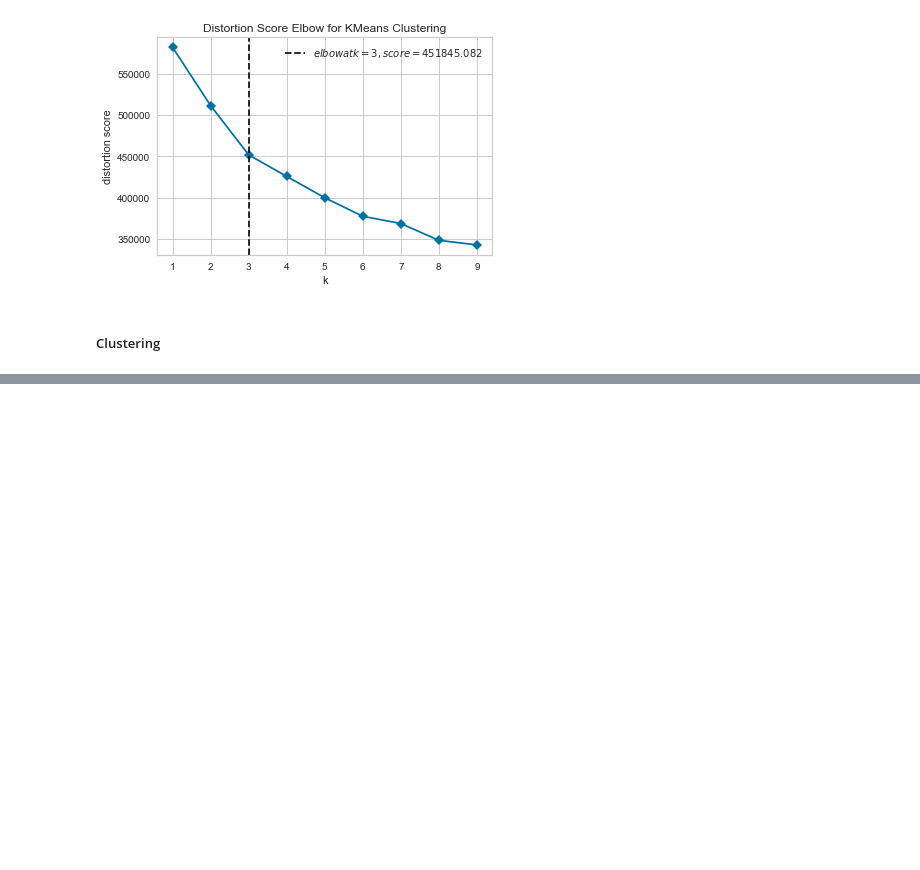
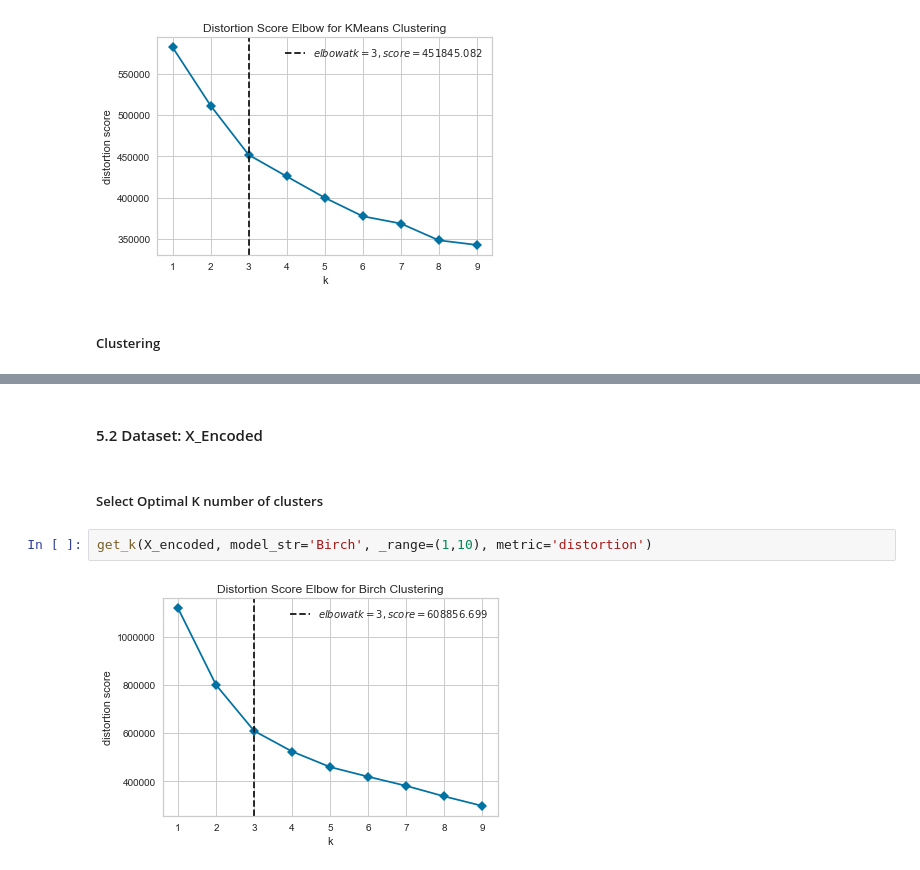
Before and after one commit to PedroCotovio/PD_2_Clustering, a Jupyter notebook: PD_201920_Project2.ipynb, the cells around one changed output, grey strips where cells are left out. Drawn from its saved outputs; the diff is of its cells as text; blank space fills up the shorter version.

```diff
--- a/PD_201920_Project2.ipynb
+++ b/PD_201920_Project2.ipynb
@@ -423,0 +418,8 @@ https://github.com/padilha/biclustlib
+# %% [markdown]
+#### 5.2 Dataset: X_Encoded
+# %% [markdown]
+##### Select Optimal K number of clusters
+# %%
+get_k(X_encoded, model_str='Birch', _range=(1,10), metric='distortion')
+# %% [output]
+[figure, added]
```
Also changed, not shown: parts of 51 cells of this notebook, 5 other files.
